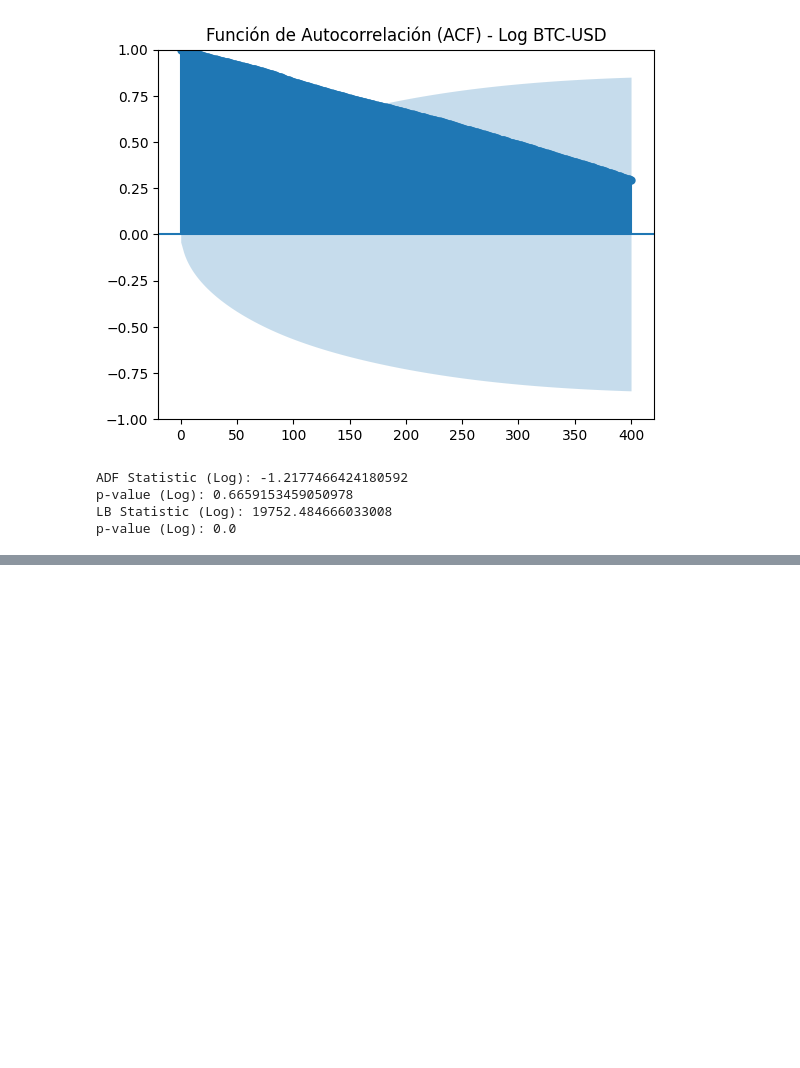
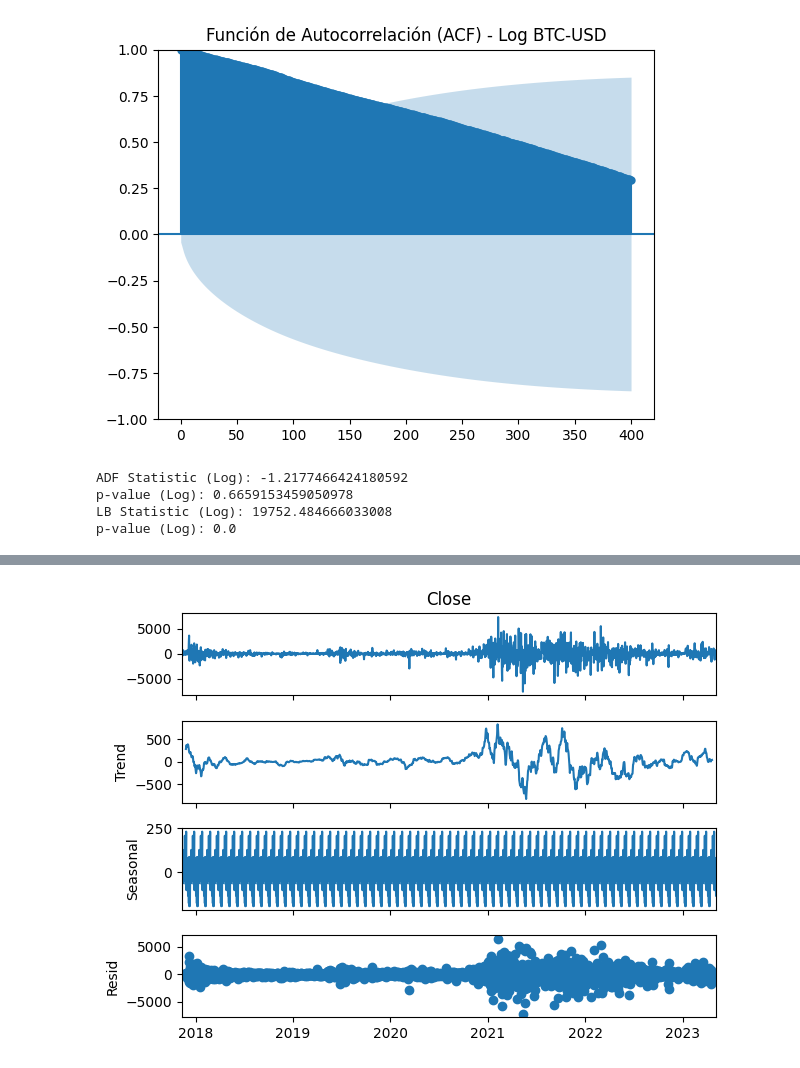
Before and after one commit to teddy1097/jbook_ml202430, a Jupyter notebook: _sources/notebooks.ipynb, the cells around one changed output, grey strips where cells are left out. Saved outputs shown, nothing was run; the diff lists cells and outputs as text; code cells hidden in the pictures; blank space fills up the shorter version.

```diff
--- a/_sources/notebooks.ipynb
+++ b/_sources/notebooks.ipynb
@@ -384,0 +605,6 @@ p-value (Log): 0.0
+# %%
+decompose_result_diff = seasonal_decompose(diff_close_prices, model='additive', period=30)
+decompose_result_diff.plot()
+plt.show()
+# %% [output]
+[figure, added]
```
Also changed, not shown: parts of 16 cells of this notebook, 33 other files.
